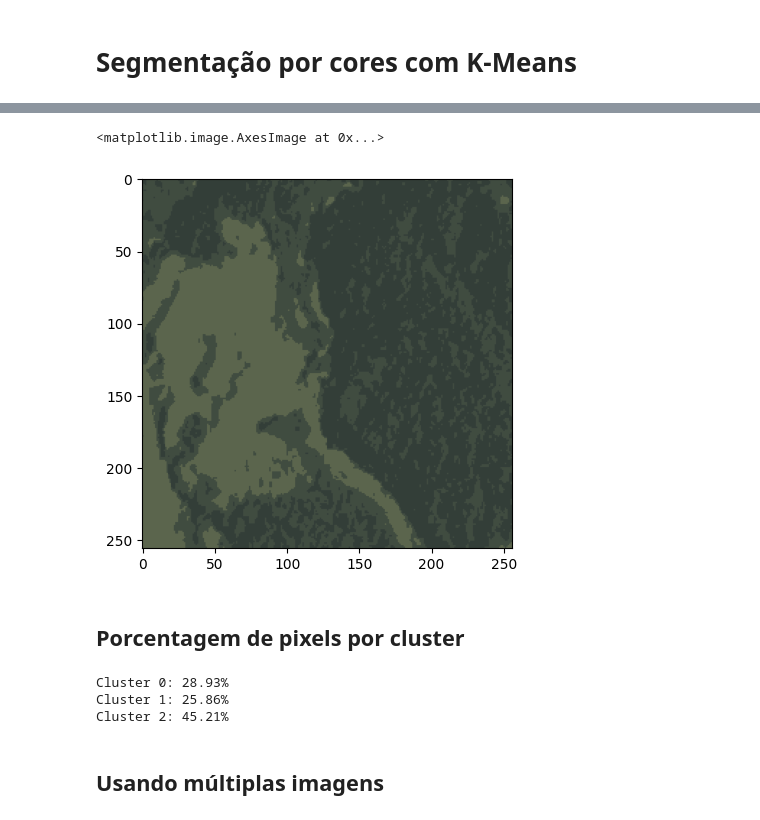
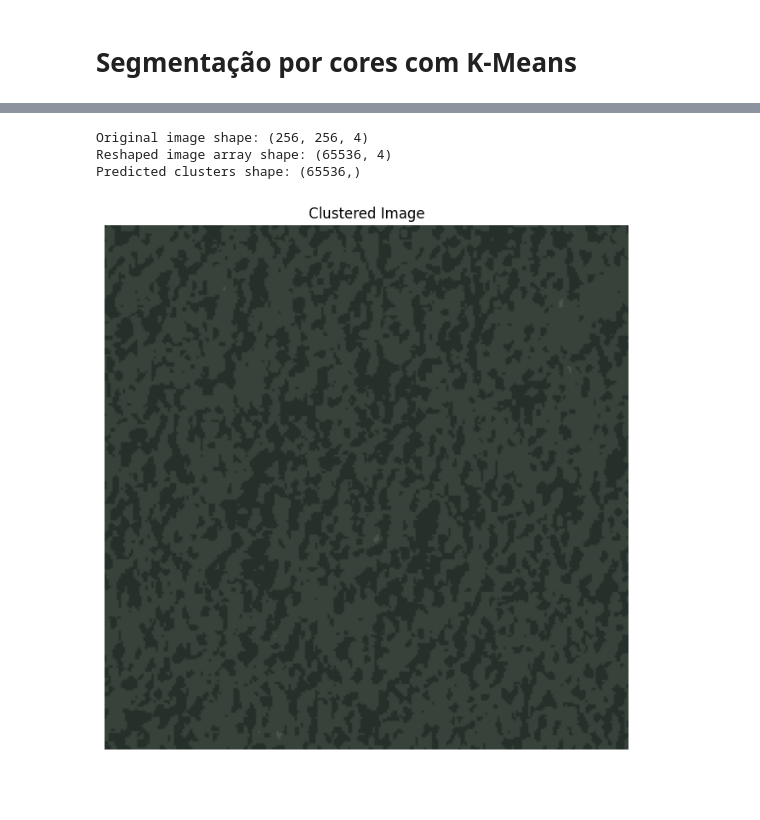
Before and after one commit to vinifm/puc_satellite_deforestation, a Jupyter notebook: code/kmeans.ipynb, the cells around one changed output, grey strips where cells are left out. Saved outputs shown, nothing was run; the diff lists cells and outputs as text; code cells hidden in the pictures; blank space fills up the shorter version.

```diff
--- a/code/kmeans.ipynb
+++ b/code/kmeans.ipynb
@@ -63,22 +82,0 @@ segmented_img = segmented_img.reshape(image.shape) / 255
-# %%
-plt.imshow(segmented_img)
-# %% [output]
-<matplotlib.image.AxesImage at 0x...>
-[figure, removed]
-# %% [markdown]
-## Porcentagem de pixels por cluster
-# %%
-labels = kmeans.labels_
-
-unique_values, value_counts = np.unique(labels, return_counts=True)
-total_elements = len(labels)
-percentages = (value_counts / total_elements) * 100
-
-for value, percentage in zip(unique_values, percentages):
-    print(f"Cluster {value}: {percentage:.2f}%")
-# %% [output]
-Cluster 0: 28.93%
-Cluster 1: 25.86%
-Cluster 2: 45.21%
-# %% [markdown]
-## Usando múltiplas imagens
@@ -92,0 +85,34 @@ segmented_img = kmeans.cluster_centers_[kmeans.labels_[:X.shape[0]]]
+# %%
+image_array = mpl.image.imread('../images/clear_images/train_2.jpg')
+# Check the shape of the image array
+print("Original image shape:", image_array.shape)  # Should be (height, width, 4)
+
+# Reshape the image array to a 2D array where each row is a pixel (R, G, B, A)
+pixels = image_array.reshape(-1, 4)
+print("Reshaped image array shape:", pixels.shape)  # Should be (num_pixels, 4)
+
+# Predict the cluster for each pixel
+predicted_clusters = kmeans.predict(pixels)
+print("Predicted clusters shape:", predicted_clusters.shape)  # Should be (num_pixels,)
+
+# Map clusters back to the cluster center colors for visualization
+# Get the cluster centers
+cluster_centers = kmeans.cluster_centers_
+
+# Create an array with the same shape as the original image but with cluster center colors
+clustered_pixels = cluster_centers[predicted_clusters]
+
+# Reshape back to the original image shape
+clustered_image_array = clustered_pixels.reshape(image_array.shape).astype(np.uint8)
+
+# Display the clustered image using Matplotlib
+plt.figure(figsize=(8, 8))  # Set the figure size
+plt.imshow(clustered_image_array)
+plt.axis('off')  # Hide the axes
+plt.title('Clustered Image')
+plt.show()
+# %% [output]
+Original image shape: (256, 256, 4)
+Reshaped image array shape: (65536, 4)
+Predicted clusters shape: (65536,)
+[figure, added]
```
Also changed, not shown: parts of 18 cells of this notebook, 4 other files.
